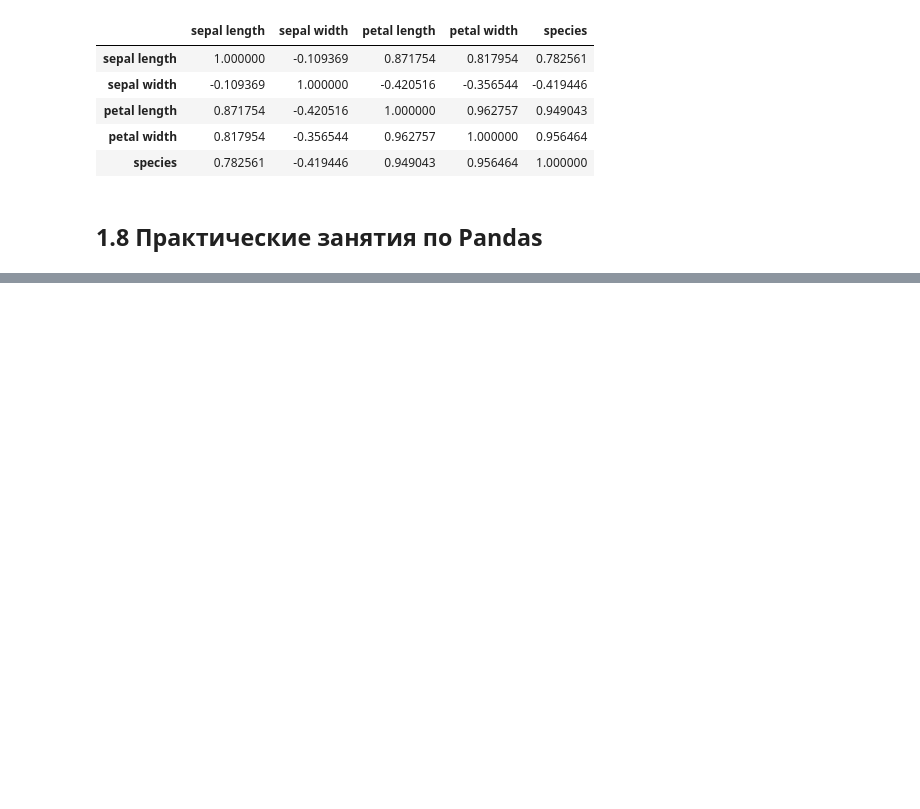
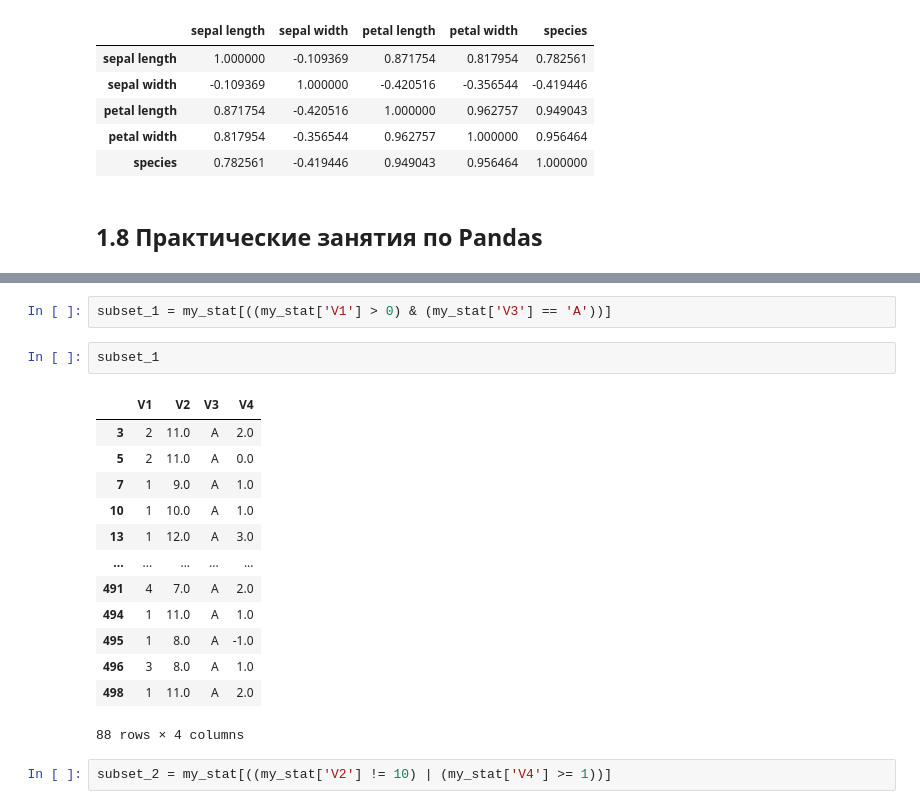
Before and after one commit to KirillXL/Basic_ML_cource, a Jupyter notebook: part1.ipynb, the cells around one changed output, grey strips where cells are left out. Drawn from its saved outputs; the diff is of its cells as text; blank space fills up the shorter version.

```diff
--- a/part1.ipynb
+++ b/part1.ipynb
@@ -339,0 +411,20 @@ df_iris.corr()
+# %%
+subset_1 = my_stat[((my_stat['V1'] > 0) & (my_stat['V3'] == 'A'))]
+# %%
+subset_1
+# %% [output]
+|  | V1 | V2 | V3 | V4 |
+| 3 | 2 | 11.0 | A | 2.0 |
+| 5 | 2 | 11.0 | A | 0.0 |
+| 7 | 1 | 9.0 | A | 1.0 |
+| 10 | 1 | 10.0 | A | 1.0 |
+| 13 | 1 | 12.0 | A | 3.0 |
+| ... | ... | ... | ... | ... |
+| 491 | 4 | 7.0 | A | 2.0 |
+| 494 | 1 | 11.0 | A | 1.0 |
+| 495 | 1 | 8.0 | A | -1.0 |
+| 496 | 3 | 8.0 | A | 1.0 |
+| 498 | 1 | 11.0 | A | 2.0 |
+88 rows × 4 columns
+# %%
+subset_2 = my_stat[((my_stat['V2'] != 10) | (my_stat['V4'] >= 1))]
```
Also changed, not shown: parts of 26 cells of this notebook, 2 other files.
